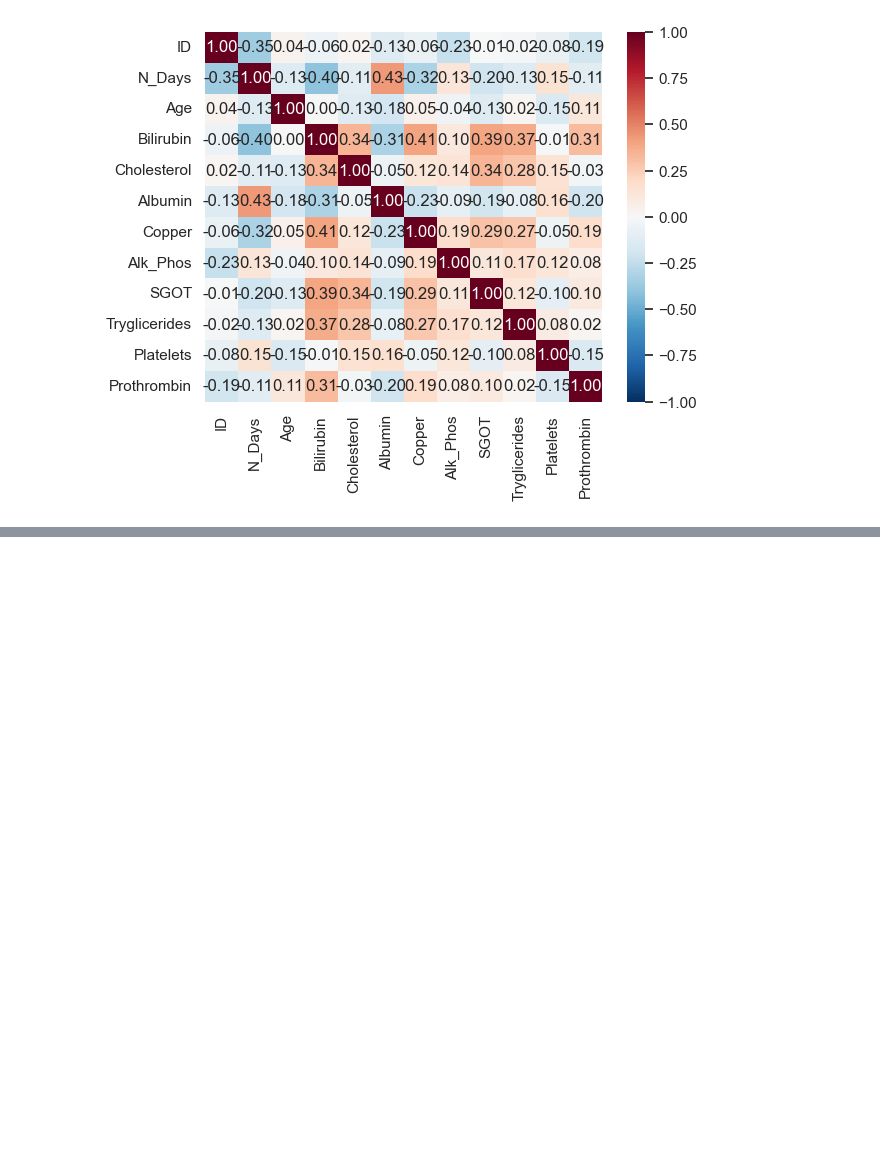
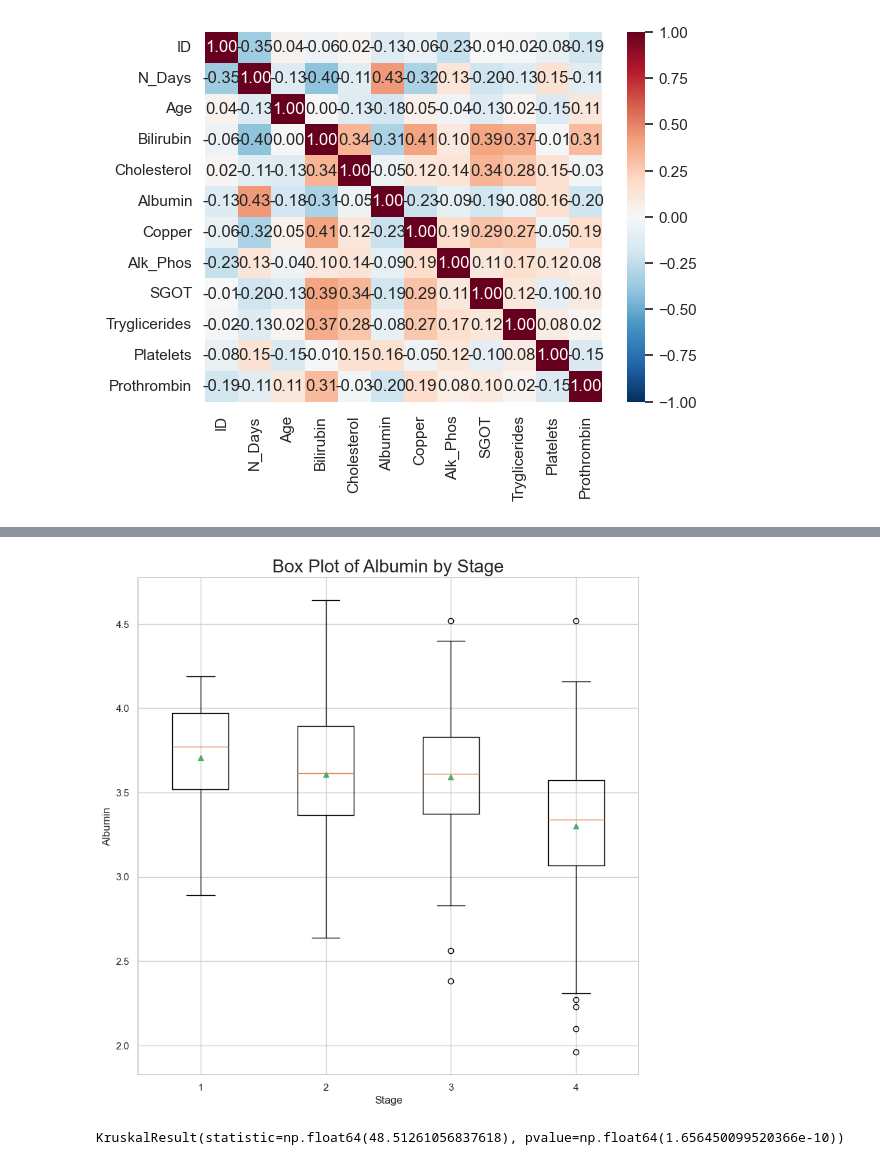
Before and after one commit to Center-for-Health-Data-Science/PythonTsunami, a Jupyter notebook: Exercise/Exercise_oct2023_solution.ipynb, the cells around one changed output, grey strips where cells are left out. Cells and saved outputs as stored; diff of their text form; code cells hidden in the pictures; blank space fills up the shorter version.

```diff
--- a/Exercise/Exercise_oct2023_solution.ipynb
+++ b/Exercise/Exercise_oct2023_solution.ipynb
@@ -657,0 +699,31 @@ plt.show()
+# %%
+fig = plt.figure(figsize= (10, 10))
+ax = fig.add_subplot(111)
+
+ax.set_title("Box Plot of Albumin by Stage", fontsize= 20)
+ax.set
+
+data = [df_stats['Albumin'][df_stats['Stage'] == 1.0],
+               df_stats['Albumin'][df_stats['Stage'] == 2.0],
+               df_stats['Albumin'][df_stats['Stage'] == 3.0],
+               df_stats['Albumin'][df_stats['Stage'] == 4.0]]
+
+ax.boxplot(data,
+           tick_labels= ['1', '2', '3', '4'],
+           showmeans= True)
+
+plt.xlabel("Stage")
+plt.ylabel("Albumin")
+
+plt.show()
+# %% [output]
+[figure, added]
+# %%
+kruskal_result = stats.kruskal(df_stats['Albumin'][df_stats['Stage'] == 1.0],
+                df_stats['Albumin'][df_stats['Stage'] == 2.0],
+                df_stats['Albumin'][df_stats['Stage'] == 3.0],
+                df_stats['Albumin'][df_stats['Stage'] == 4.0])
+
+kruskal_result
+# %% [output]
+KruskalResult(statistic=np.float64(48.51261056837618), pvalue=np.float64(1.656450099520366e-10))
```
Also changed, not shown: parts of 9 cells of this notebook, 1 other file.
